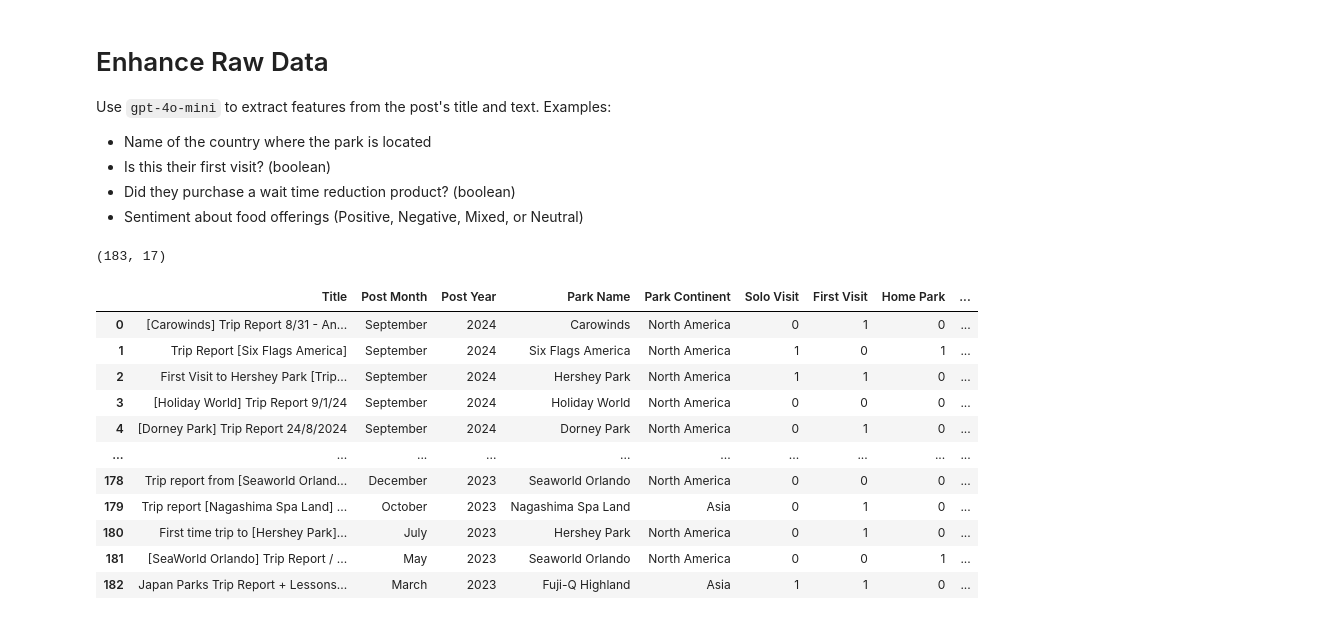
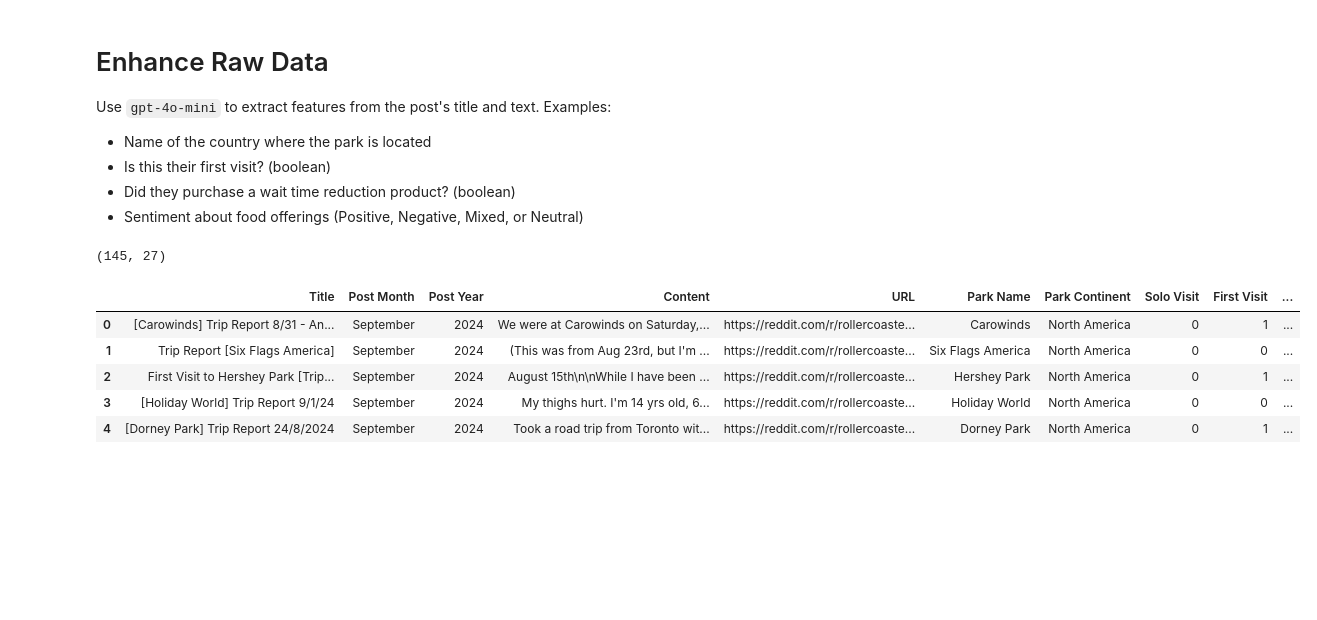
Before and after one commit to caseyjohnsonwv/trip-report-analysis, a Jupyter notebook: analysis.ipynb, the cells around one changed output. Cells and saved outputs as stored; diff of their text form; code cells hidden in the pictures; blank space fills up the shorter version.

Commit message:
update analysis

```diff
--- a/analysis.ipynb
+++ b/analysis.ipynb
@@ -28,6 +25,7 @@ MAX_LLM_CALLS = 500
 Using the Python package `praw` to scrape r/rollercoasters for "trip report" posts
 # %%
 import calendar
+import csv
 from datetime import datetime
 import re
 import pandas as pd
@@ -46,7 +44,7 @@ subreddit = reddit.subreddit('rollercoasters')
 posts = []
 
 # Search for posts with "trip report" in title or body
-for submission in subreddit.search("trip report", limit=MAX_LLM_CALLS):  # Adjust limit as needed
+for submission in subreddit.search("trip report", limit=1000):  # Adjust limit as needed
     title = submission.title
 
     # Convert created_utc to datetime object
@@ -72,6 +70,7 @@ df = pd.DataFrame(posts, columns=['Title', 'Post Month', 'Post Year', 'Content',
 
 # Drop rows where 'Content' is NaN or an empty string
 df = df[df['Content'].str.strip().astype(bool)]
+df = df[df['Content'].str.len() > 2000]
 
 # Sort by month and year
 df['Post Month'] = pd.Categorical(df['Post Month'], categories=list(calendar.month_name[1:]), ordered=True)
@@ -81,4 +80,7 @@ df = df.sort_values(by=['Post Year', 'Post Month'], ascending=[False, False])
 df = df.reset_index().drop(columns=['index'])
 print(df.shape)
 display(df.sample(n=5))
+
+# Save DataFrame
+df.to_csv('_raw.csv', index=False, quoting=csv.QUOTE_ALL)
 # %% [output]
@@ -102,10 +104,17 @@ from openai import OpenAI
 import json
 import pandas as pd
 
+# Reload DataFrame from CSV
+raw_df = pd.read_csv('_raw.csv', quoting=csv.QUOTE_ALL)
+
+# Add new column to the existing DataFrame
+raw_df['Analysis'] = None
+
 # Define the prompt
 prompt = """
 You are tasked with analyzing a Reddit post about a theme park trip.
-Based on the title and the post content provided, return a valid JSON object with the following keys:
+Based on the title and the post content provided, return a valid JSON object with the following keys.
+Assume sentiments are positive unless otherwise stated.
 {
     "Park Name": Name of the amusement park visited. By subreddit rules, this should be contained in [Square Brackets] in the title. It may be an abbreviation. If so, infer the true name
     "Park Continent": Continent where the park is located, based on your own knowledge
@@ -113,64 +122,65 @@ Based on the title and the post content provided, return a valid JSON object wit
     "First Visit": Binary 0/1 value indicating if this is the poster's first visit to the park in question
     "Home Park": Binary 0/1 value indicating if this is the poster's closest amusement park to home
     "Purchased Line Skip": Binary 0/1 value indicating if the poster purchased the park's wait time reduction product
-    "Storm Impact": Binary 0/1 value indicating if the poster's day was impacted by precipitation
+    "Storm Impact": Binary 0/1 value indicating if the poster's day was impacted by precipitation or wind
     "Temperature Impact": Binary 0/1 value indicating if the poster's day was impacted by unusually hot or cold temperatures
     "Closures Impact": Binary 0/1 value indicating if the poster's day was impacted by unexpected ride closures
-    "Ride Sentiment": Sentiment about the park's roller coasters and flat rides (choose an integer: 1 for "Positive", -1 for "Negative", or 0 for "Neutral")
-    "Food Sentiment": Sentiment about the park's food (choose an integer: 1 for "Positive", -1 for "Negative", or 0 for "Neutral")
-    "Crowd Sentiment": Sentiment about the park's crowd levels (choose an integer: 1 for "Positive", -1 for "Negative", or 0 for "Neutral")
-    "Value Sentiment": Sentiment about whether the money spent was worth it (choose an integer: 1 for "Positive", -1 for "Negative", or 0 for "Neutral")
-    "Experience Sentiment": Sentiment about the overall experience of visiting the park (choose an integer: 1 for "Positive", -1 for "Negative", or 0 for "Neutral")
+    "Overhyped": Binary 0/1 value indicating if the poster believes the park receives more hype than it's worth
+    "Overhated": Binary 0/1 value indicating if the poster believes the park receives more hate than it deserves
+    "Expectations Met": Binary 0/1 value indicating if the park met the poster's expectations, regardless of how high or low they were
+    "Ride Sentiment": Sentiment about the park's roller coasters and flat rides (choose an integer: 0 for "Negative", 1 for "Positive")
+    "Operations Sentiment": Sentiment about the pace of ride operators and the park's staffing (choose an integer: 0 for "Negative", 1 for "Positive")
+    "Lineup Depth Sentiment": Sentiment about the park's quality "falls off" after a top few rides (choose an integer: 0 for "Negative", 1 for "Positive")
+    "Food Sentiment": Sentiment about the park's food (choose an integer: 0 for "Negative", 1 for "Positive")
+    "Crowd Sentiment": Sentiment about the park's crowd levels (choose an integer: 0 for "Negative", 1 for "Positive")
+    "Merchandise Sentiment": Sentiment about the park's merchandise offerings (choose an integer: 0 for "Negative", 1 for "Positive")
+    "Loose Articles Sentiment": Sentiment about the park's requirement or non-requirement of free or paid loose article lockers (choose an integer: 0 for "Negative", 1 for "Positive")
+    "Value Sentiment": Sentiment about whether the money spent was worth it (choose an integer: 0 for "Negative", 1 for "Positive")
+    "Expectations Sentiment": Sentiment about whether the poster's expected to have a good or bad day at this park (choose an integer: 0 for "Negative", 1 for "Positive")
+    "Experience Sentiment": Sentiment about the overall experience of visiting the park (choose an integer: 0 for "Negative", 1 for "Positive")
 }
 Do not provide any other exposition. Do not use a formatted code block. Just return the exact text of the JSON.
 """
 
-# Initialize OpenAI client
+# Iterateively hit the LLM for analysis
 client = OpenAI(api_key=OPENAI_API_KEY)
-
-# Add new column to the existing DataFrame
-df['Analysis'] = None
-
-# Iterateively hit the LLM for analysis
-for idx, row in df.head(n=MAX_LLM_CALLS).iterrows():
+MAX_LLM_CALLS = 500
+for idx, row in raw_df.head(n=MAX_LLM_CALLS).iterrows():
     title, content = row['Title'], row['Content']
     response = client.chat.completions.create(
         model=OPENAI_MODEL,
         messages=[
             {'role': 'system', 'content': prompt},
             {'role': 'user', 'content': f"Title: {title}\nContent: {content}"}
         ],
         temperature=0.0,
     )
     try:
         content = response.choices[0].message.content
         analysis = json.loads(content)
-        df.at[idx, 'Analysis'] = analysis
+        raw_df.at[idx, 'Analysis'] = analysis
     except json.JSONDecodeError:
         print(f"Failed to decode analysis as JSON: {content}")
-        df.at[idx, 'Analysis'] = {}
+        raw_df.at[idx, 'Analysis'] = {}
 
 # Normalize the JSON responses into separate columns
-analysis_df = pd.json_normalize(df['Analysis'])
+analysis_df = pd.json_normalize(raw_df['Analysis'])
 
 # Concatenate the original DataFrame with the new columns from the JSON responses and drop what we don't need
-analyzed_df = pd.concat([df.drop(columns=['Analysis', 'Content', 'URL']), analysis_df], axis=1)
+analyzed_df = pd.concat([raw_df.drop(columns=['Analysis']), analysis_df], axis=1)
 
 # Clean up the DataFrame a little
 print(analyzed_df.shape)
 analyzed_df['Park Name'] = analyzed_df['Park Name'].str.title()
-display(analyzed_df.head(n=MAX_LLM_CALLS))
+display(analyzed_df.head(n=5))
+
+# Save DataFrame
+analyzed_df.to_csv('_analyzed.csv', index=False, quoting=csv.QUOTE_ALL)
 # %% [output]
-(183, 17)
+(145, 27)
-|  | Title | Post Month | Post Year | Park Name | Park Continent | Solo Visit | First Visit | Home Park | ... |
-| 0 | [Carowinds] Trip Report 8/31 - An... | September | 2024 | Carowinds | North America | 0 | 1 | 0 | ... |
-| 1 | Trip Report [Six Flags America] | September | 2024 | Six Flags America | North America | 1 | 0 | 1 | ... |
-| 2 | First Visit to Hershey Park [Trip... | September | 2024 | Hershey Park | North America | 1 | 1 | 0 | ... |
-| 3 | [Holiday World] Trip Report 9/1/24 | September | 2024 | Holiday World | North America | 0 | 0 | 0 | ... |
-| 4 | [Dorney Park] Trip Report 24/8/2024 | September | 2024 | Dorney Park | North America | 0 | 1 | 0 | ... |
-| ... | ... | ... | ... | ... | ... | ... | ... | ... | ... |
-| 178 | Trip report from [Seaworld Orland... | December | 2023 | Seaworld Orlando | North America | 0 | 0 | 0 | ... |
-| 179 | Trip report [Nagashima Spa Land] ... | October | 2023 | Nagashima Spa Land | Asia | 0 | 1 | 0 | ... |
-| 180 | First time trip to [Hershey Park]... | July | 2023 | Hershey Park | North America | 0 | 1 | 0 | ... |
-| 181 | [SeaWorld Orlando] Trip Report / ... | May | 2023 | Seaworld Orlando | North America | 0 | 0 | 1 | ... |
-| 182 | Japan Parks Trip Report + Lessons... | March | 2023 | Fuji-Q Highland | Asia | 1 | 1 | 0 | ... |
+|  | Title | Post Month | Post Year | Content | URL | Park Name | Park Continent | Solo Visit | First Visit | ... |
+| 0 | [Carowinds] Trip Report 8/31 - An... | September | 2024 | We were at Carowinds on Saturday,... | https://reddit.com/r/rollercoaste... | Carowinds | North America | 0 | 1 | ... |
+| 1 | Trip Report [Six Flags America] | September | 2024 | (This was from Aug 23rd, but I'm ... | https://reddit.com/r/rollercoaste... | Six Flags America | North America | 0 | 0 | ... |
+| 2 | First Visit to Hershey Park [Trip... | September | 2024 | August 15th\n\nWhile I have been ... | https://reddit.com/r/rollercoaste... | Hershey Park | North America | 0 | 1 | ... |
+| 3 | [Holiday World] Trip Report 9/1/24 | September | 2024 | My thighs hurt. I'm 14 yrs old, 6... | https://reddit.com/r/rollercoaste... | Holiday World | North America | 0 | 0 | ... |
+| 4 | [Dorney Park] Trip Report 24/8/2024 | September | 2024 | Took a road trip from Toronto wit... | https://reddit.com/r/rollercoaste... | Dorney Park | North America | 0 | 1 | ... |
```
Also changed, not shown: parts of 12 cells of this notebook, 1 other file.
